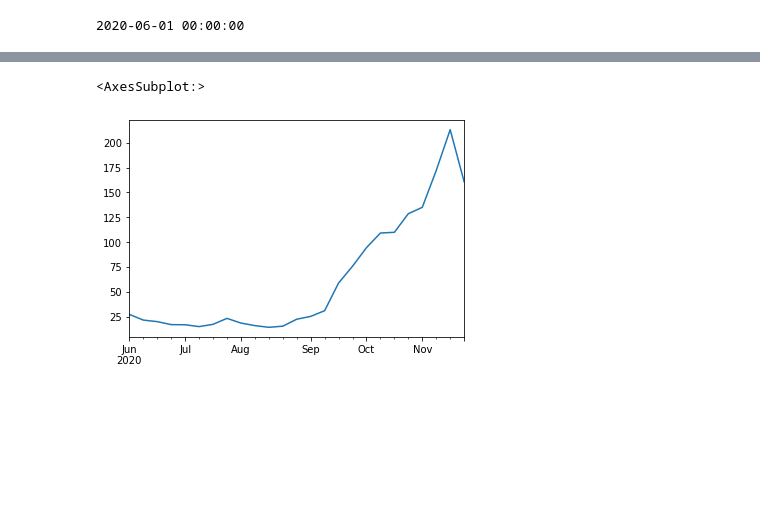
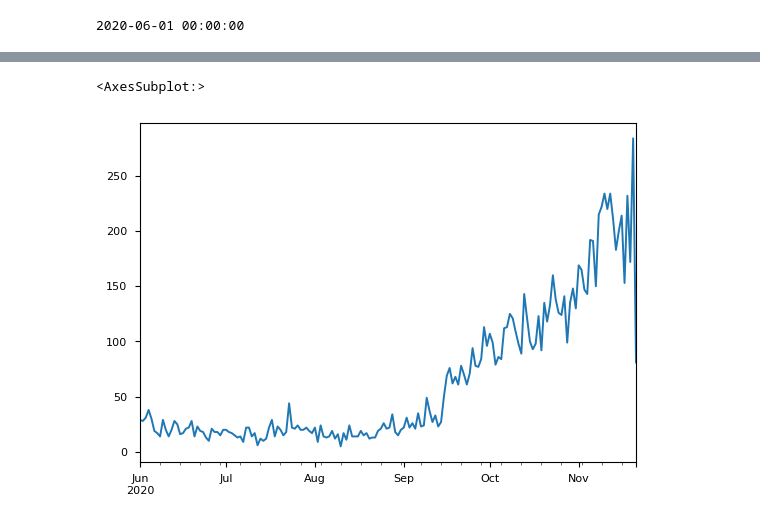
Before and after one commit to Peterstangolis/ontario_schools_covid19_analysis, a Jupyter notebook: ONT_COVID19_lessthan20years.ipynb, the cells around one changed output, grey strips where cells are left out. Drawn from its saved outputs; the diff is of its cells as text; code cells hidden in the pictures; blank space fills up the shorter version.

```diff
--- a/ONT_COVID19_lessthan20years.ipynb
+++ b/ONT_COVID19_lessthan20years.ipynb
@@ -63,5 +66,5 @@ df2.head()
 # %%
 df2["Case"] = 1
-df2 = df2[['Test_Reported_Date', 'Case']]
+df2 = df2.loc[:, ['Test_Reported_Date', 'Case']]
 df2.head()
 # %% [output]
@@ -107,0 +101,23 @@ Text(0.5, 1.0, 'Daily Sum of COVID-19 Cases in ONTARIO\n Individuals <20 years')
+# %%
+xpos = '2020-09-08'
+ypos = df3.loc['2020-09-08']
+
+
+plt.figure(figsize=(10,6))
+plt.style.use(['default', 'seaborn-paper'])
+
+df3.plot()
+plt.title("Daily Sum of COVID-19 Cases in ONTARIO\n Individuals <20 years: June-Current 2020",
+         fontsize=16)
+
+plt.gcf().autofmt_xdate()
+
+date_format = mpl_dates.DateFormatter('%b, %d')
+# Get Current Axis
+plt.gca().xaxis.set_major_formatter(date_format)
+
+plt.annotate(f"School Begins \n {xpos}", xy = (xpos, ypos), xytext=(15, 15),
+            textcoords='offset points',
+            arrowprops = dict(facecolor='red'))
+
+plt.show()
@@ -151,0 +170,6 @@ df5.plot()
+# %%
+df2.sort_values("Test_Reported_Date", inplace=True)
+datetime_index = pd.DatetimeIndex(df2.Test_Reported_Date.values)
+df2 = df2.set_index(datetime_index)
+#df2.drop('Test_Reported_Date', inplace=True)
+df2.head()
@@ -152,7 +193,7 @@ df5.plot()
 # %%
 #df5 = pd.DataFrame(df5)
-weekly_mean = df5['Case'].resample("W").mean()
-weekly_mean.plot()
+daily_sum= df2['Case'].resample("D").sum()
+daily_sum.plot()
 # %% [output]
 <AxesSubplot:>
-[figure, old version]
+[figure, new version]
```
Also changed, not shown: parts of 21 cells of this notebook.
